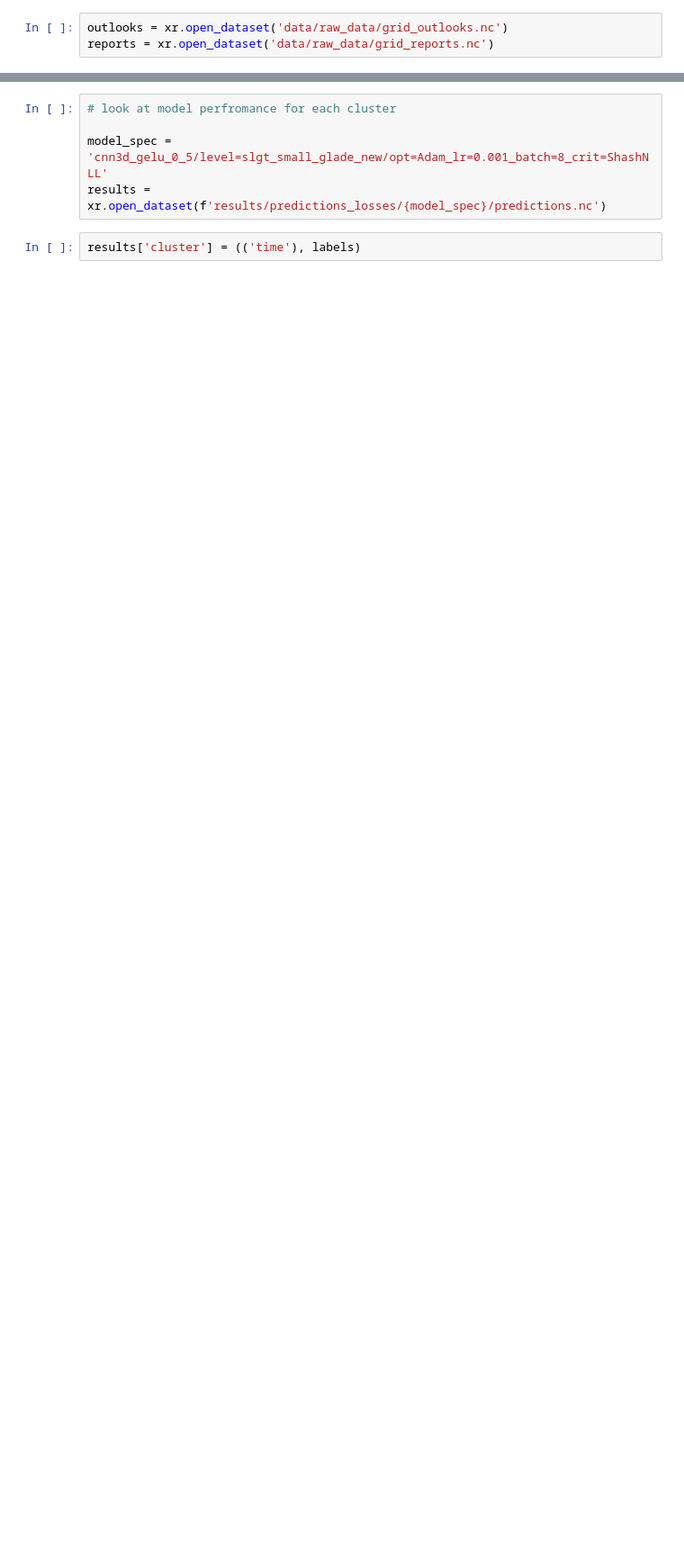
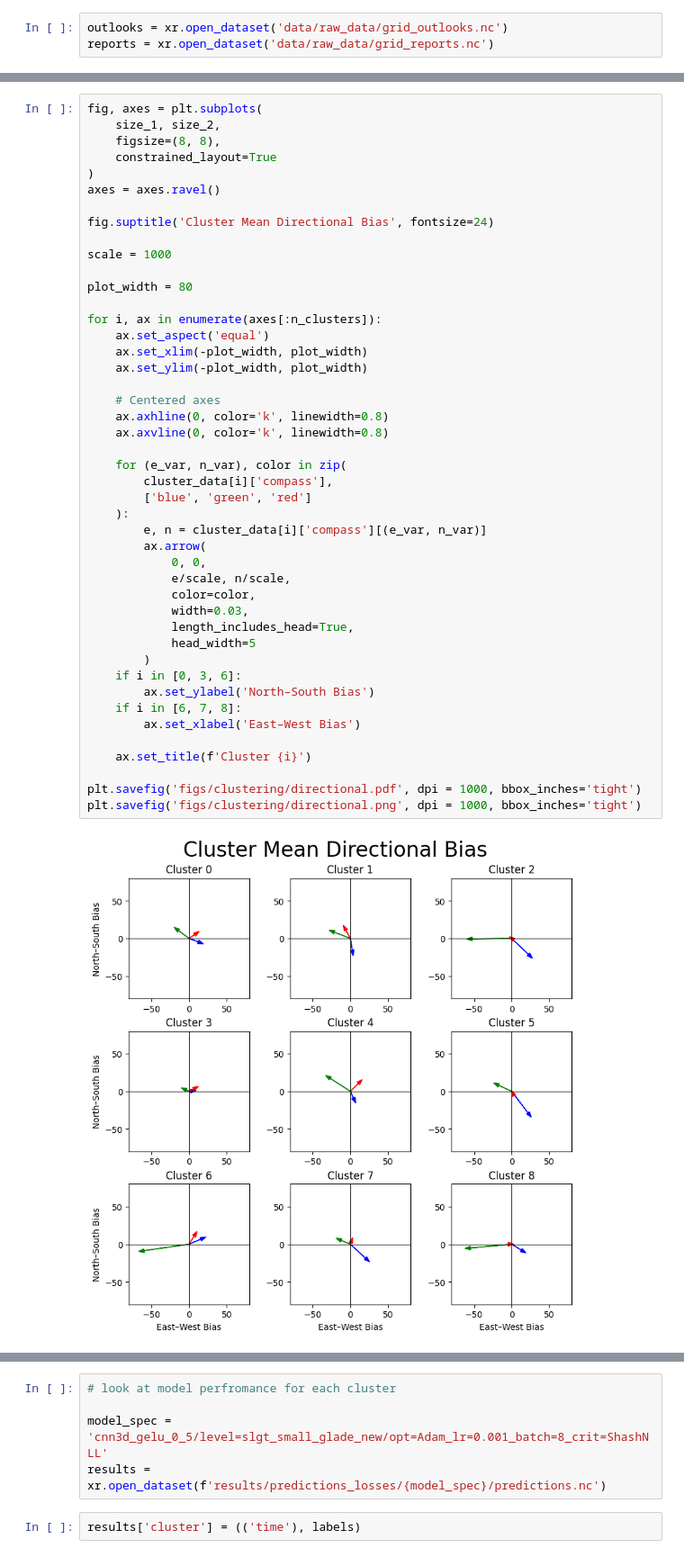
Before and after one commit to milesepstein13/convective_outlook_ml, a Jupyter notebook: cluster_analysis.ipynb, the cells around one changed output, grey strips where cells are left out. Shown at 90% size. Cells and saved outputs as stored; diff of their text form; blank space fills up the shorter version.

```diff
--- a/cluster_analysis.ipynb
+++ b/cluster_analysis.ipynb
@@ -375,0 +434,47 @@ SOM 3x3  silhouette=0.0807
+# %%
+fig, axes = plt.subplots(
+    size_1, size_2,
+    figsize=(8, 8),
+    constrained_layout=True
+)
+axes = axes.ravel()
+
+fig.suptitle('Cluster Mean Directional Bias', fontsize=24)
+
+scale = 1000
+
+plot_width = 80
+
+for i, ax in enumerate(axes[:n_clusters]):
+    ax.set_aspect('equal')
+    ax.set_xlim(-plot_width, plot_width)
+    ax.set_ylim(-plot_width, plot_width)
+
+    # Centered axes
+    ax.axhline(0, color='k', linewidth=0.8)
+    ax.axvline(0, color='k', linewidth=0.8)
+
+    for (e_var, n_var), color in zip(
+        cluster_data[i]['compass'],
+        ['blue', 'green', 'red']
+    ):
+        e, n = cluster_data[i]['compass'][(e_var, n_var)]
+        ax.arrow(
+            0, 0,
+            e/scale, n/scale,
+            color=color,
+            width=0.03,
+            length_includes_head=True,
+            head_width=5
+        )
+    if i in [0, 3, 6]:
+        ax.set_ylabel('North–South Bias')
+    if i in [6, 7, 8]:
+        ax.set_xlabel('East–West Bias')
+
+    ax.set_title(f'Cluster {i}')
+
+plt.savefig('figs/clustering/directional.pdf', dpi = 1000, bbox_inches='tight')
+plt.savefig('figs/clustering/directional.png', dpi = 1000, bbox_inches='tight')
+# %% [output]
+[figure, added]
```
Also changed, not shown: parts of 19 cells of this notebook, 8 other files.
